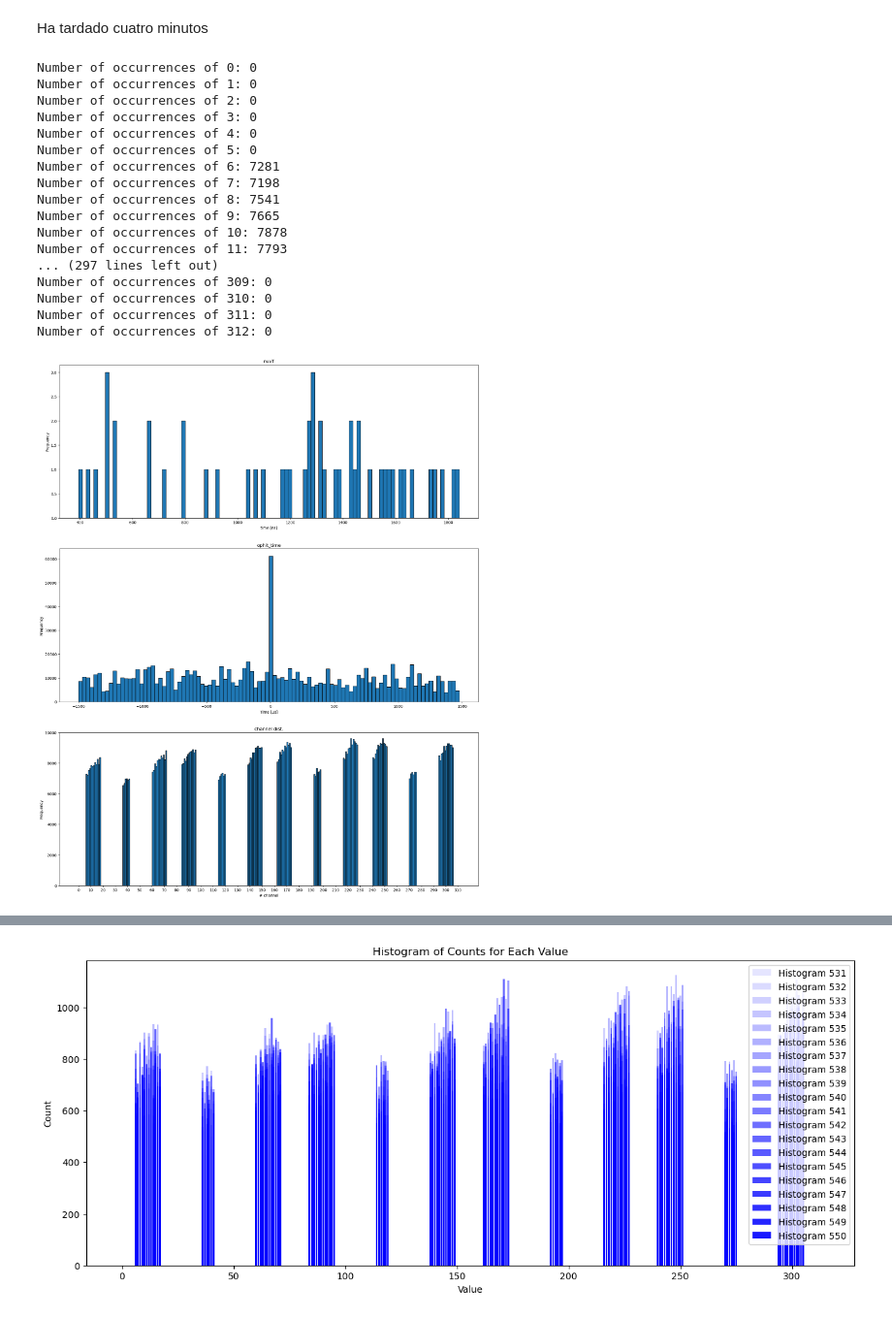
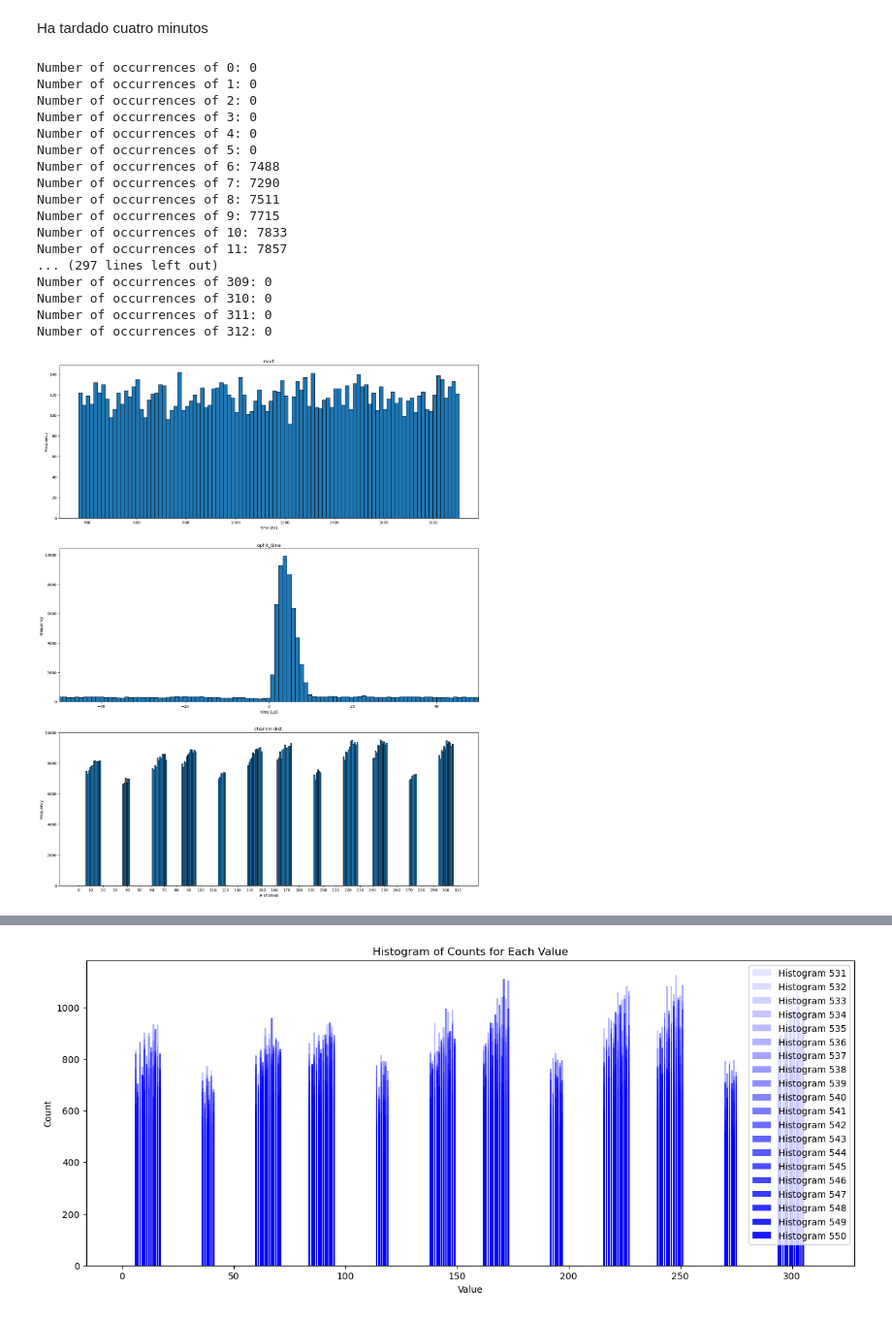
Before and after one commit to CIEMAT-Neutrino/AI_nuvT, a Jupyter notebook: nuvT_pred.ipynb, the cells around one changed output, grey strips where cells are left out. Shown at 97% size. Saved outputs shown, nothing was run; the diff lists cells and outputs as text; code cells hidden in the pictures.

Commit message:
nuevo plot nuv_T vs ophit_time

```diff
--- a/nuvT_pred.ipynb
+++ b/nuvT_pred.ipynb
@@ -46,7 +46,7 @@ from tensorflow.keras.callbacks import ModelCheckpoint # type: ignore
 # %% [markdown]
 The data corresponds to the Monte Carlo simulation of the SBND experiment. It was obtained by simulating the creation of neutrinos in the beam and their subsequent interaction in SBND, as well as the simulation of the detector's response to the particles resulting from the interaction of the neutrinos.
 # %%
-file_path = '/data/vidales/opana_tree_new.root'
+file_path = '/data/vidales/opana_tree_combined_v2108.root'
 file = uproot.open(file_path)
 print("Keys in the file:", file.classnames())
 # %% [output]
@@ -77,7 +77,7 @@ hit_t = optree['flash_ophit_time'].array()
 #hit_t_shifted = hit_t - ak.min(hit_t)
 
 # Identify the indices of subarrays with exactly 2 elements
-indices_to_eliminate = [i for i, subarray in enumerate(hit_nuvT) if len(subarray) == 2]
+indices_to_eliminate = [i for i, subarray in enumerate(hit_nuvT) if len(subarray) >= 2]
 
 # Eliminate the subarrays with exactly 2 elements
 hit_nuvT_filtered = [subarray for i, subarray in enumerate(hit_nuvT) if i not in indices_to_eliminate]
@@ -625,12 +625,12 @@ Number of occurrences of 2: 0
 Number of occurrences of 3: 0
 Number of occurrences of 4: 0
 Number of occurrences of 5: 0
-Number of occurrences of 6: 7281
-Number of occurrences of 7: 7198
-Number of occurrences of 8: 7541
-Number of occurrences of 9: 7665
-Number of occurrences of 10: 7878
-Number of occurrences of 11: 7793
+Number of occurrences of 6: 7488
+Number of occurrences of 7: 7290
+Number of occurrences of 8: 7511
+Number of occurrences of 9: 7715
+Number of occurrences of 10: 7833
+Number of occurrences of 11: 7857
 ... (297 lines left out)
 Number of occurrences of 309: 0
 Number of occurrences of 310: 0
@@ -639,24 +639,25 @@ Number of occurrences of 312: 0
 # %%
 fig, axs = plt.subplots(3, 1, figsize=(20, 25))
 
 axs[0].hist(flattened_hit_nuvT_filtered, bins=100, edgecolor='black')
 axs[0].set_xlabel('time [ns]')
 axs[0].set_ylabel('Frequency')
 axs[0].set_title('nuvT')
 
-axs[1].hist(flattened_hit_t_filtered, bins=100, edgecolor='black')
+axs[1].hist(flattened_hit_t_filtered, bins=3000, edgecolor='black')
 axs[1].set_xlabel(r'Time [$\mu$s]')
 axs[1].set_ylabel('Frequency')
 axs[1].set_title('ophit_time')
+axs[1].set_xlim(-50, 50)  # Set x-axis limits
 
 axs[2].hist(flattened_hit_ch_filtered, bins=range(0, 312), edgecolor='black')
 axs[2].set_xlabel('# channel')
 axs[2].set_ylabel('Frequency')
 axs[2].set_title('channel dist.')
 axs[2].set_xticks(range(0, 312, 10))
 axs[2].set_ylim(0, 10000)  # Set y-axis limits
 
 
 plt.show()
 # %% [output]
-[figure, old version]
+[figure, new version]
```
Also changed, not shown: parts of 19 cells of this notebook, 3 other files.
